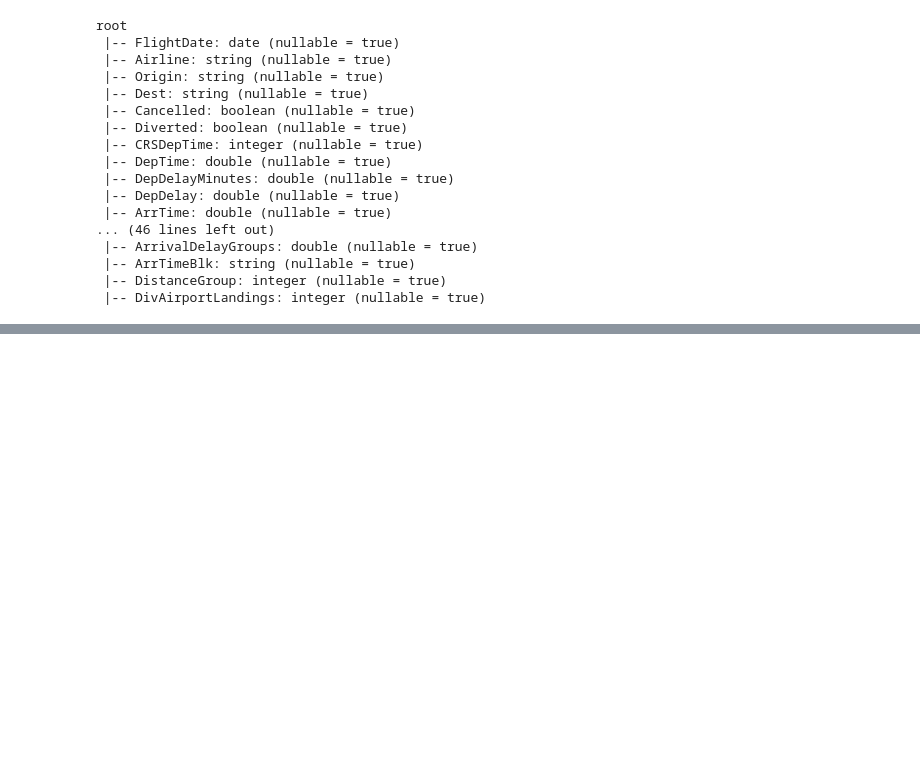
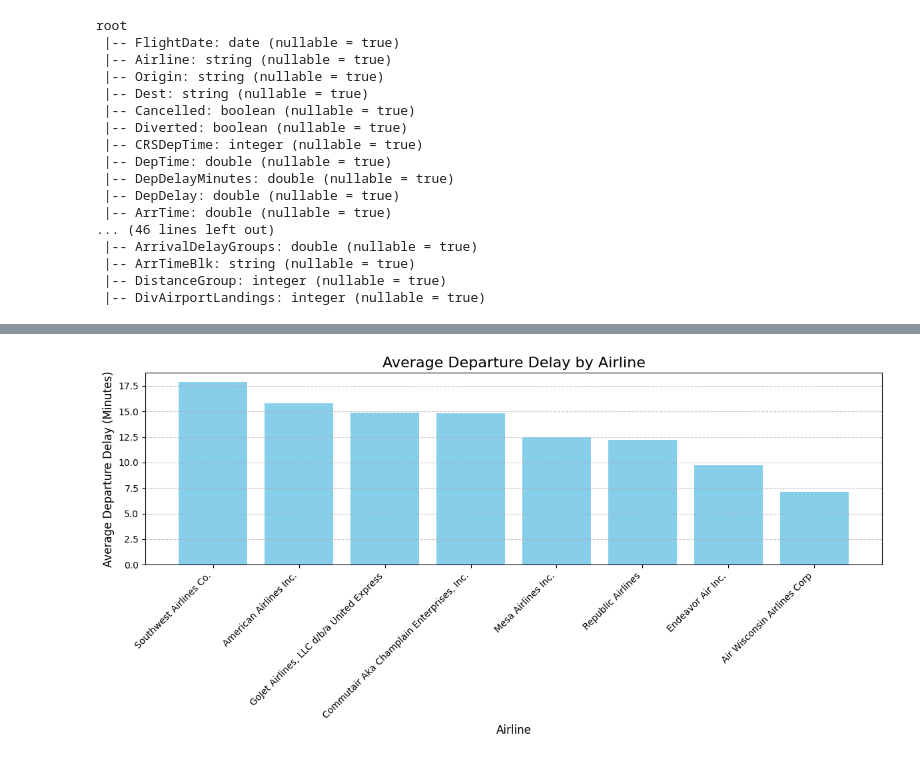
Before and after one commit to uzair011/CN6022, a Jupyter notebook: flights.ipynb, the cells around one changed output, grey strips where cells are left out. Saved outputs shown, nothing was run; the diff lists cells and outputs as text; code cells hidden in the pictures; blank space fills up the shorter version.

```diff
--- a/flights.ipynb
+++ b/flights.ipynb
@@ -81,2 +80,20 @@ avg_dep_delay_by_airline.show()
 |Air Wisconsin Air...| 7.115979381443299|
 +--------------------+------------------+
+# %%
+# Convert the PySpark DataFrame to Pandas for visualization
+pandas_df = avg_dep_delay_by_airline.toPandas()
+# %%
+import matplotlib.pyplot as plt
+
+# Create a bar plot for average departure delay by airline
+plt.figure(figsize=(12, 6))
+plt.bar(pandas_df['Airline'], pandas_df['AvgDepDelay'], color='skyblue')
+plt.title('Average Departure Delay by Airline', fontsize=16)
+plt.xlabel('Airline', fontsize=12)
+plt.ylabel('Average Departure Delay (Minutes)', fontsize=12)
+plt.xticks(rotation=45, ha='right')  # Rotate x-axis labels for readability
+plt.grid(axis='y', linestyle='--', alpha=0.7)
+plt.tight_layout()
+plt.show()
+# %% [output]
+[figure, added]
```
Also changed, not shown: parts of 42 cells of this notebook.
